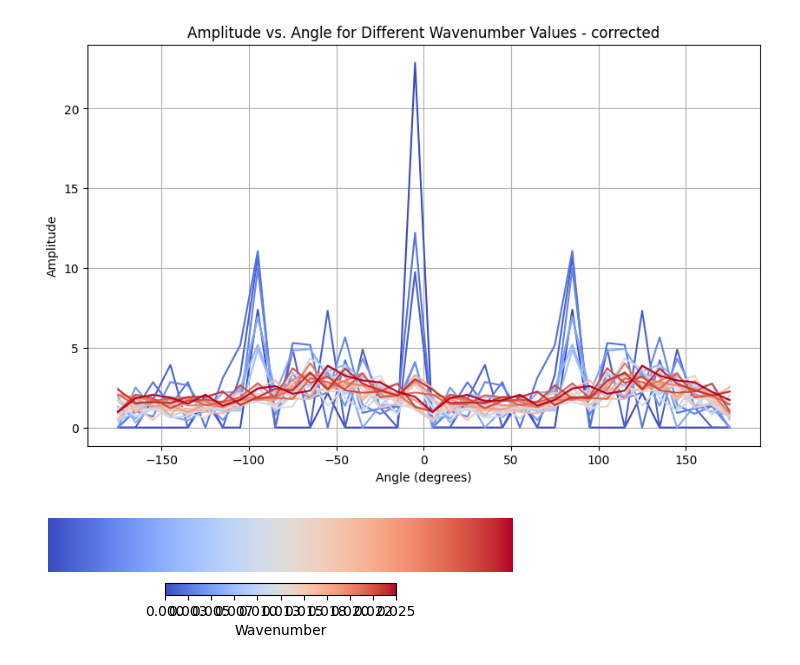
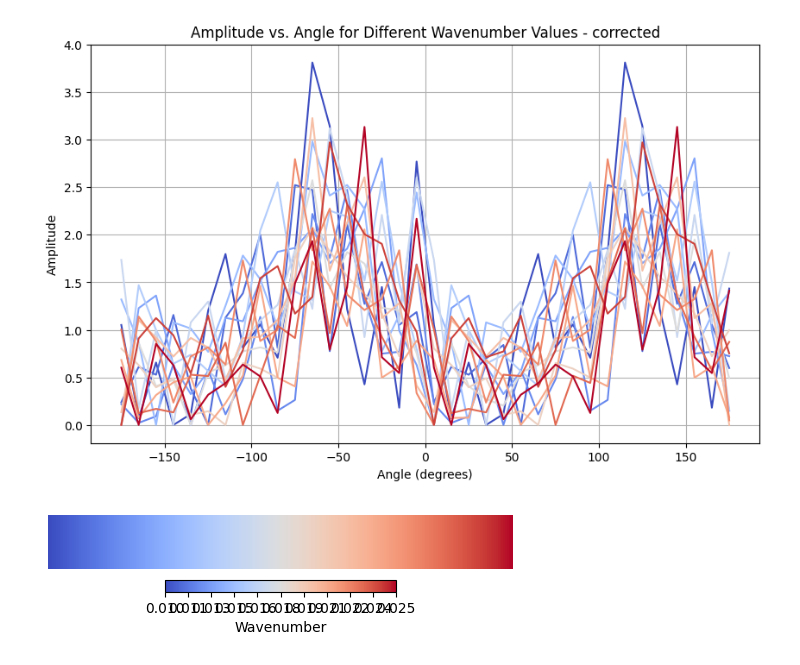
Before and after one commit to shenronUber/Stratocu-Waves-Jr, a Jupyter notebook: Amplitude_Manipulation.ipynb, the cells around one changed output. Drawn from its saved outputs; the diff is of its cells as text; code cells hidden in the pictures.

```diff
--- a/Amplitude_Manipulation.ipynb
+++ b/Amplitude_Manipulation.ipynb
@@ -56,7 +56,7 @@ k, l = np.meshgrid(k, l)
 k = k/(data_shape[2])
 l = l/(data_shape[1])
 # %%
-kl_cutoff_inf, kl_cutoff_sup = 0, 0.025
+kl_cutoff_inf, kl_cutoff_sup = 0.01, 0.025
 
 radius = np.sqrt(k**2 + l**2)
 theta = np.arctan2(l, k)
@@ -160,44 +161,41 @@ plt.figure(figsize=(10, 6))
 for i, wavenumber in enumerate(wavenumber_values):
     in_k_range = (radius > (wavenumber - wavenumber_step/2)) & (radius < (wavenumber + wavenumber_step/2))
 
-    if np.any(in_k_range):
-        min_amplitude = np.min(amplitude[:, in_k_range], axis=1, keepdims=True)
-        amplitude[:, in_k_range] -= min_amplitude
 
     # Calculate the mean amplitude in each theta bin for the current wavenumber range
     mean_amplitude = np.zeros(num_bins)
     for j in range(num_bins):
         in_bin = (theta >= theta_bins[j]) & (theta < theta_bins[j + 1])
         mean_amplitude[j] = np.mean(amplitude * in_k_range * in_bin)
 
-
+    mean_amplitude = mean_amplitude - np.min(mean_amplitude)
 
     plt.plot(theta_bins[:-1] * 180 / np.pi + 360 / num_bins / 2, mean_amplitude, color=colors[i])
 
 plt.title('Amplitude vs. Angle for Different Wavenumber Values - corrected')
 plt.xlabel('Angle (degrees)')
 plt.ylabel('Amplitude')
 plt.grid(True)
 
 # Create custom color legend
 gradient = np.linspace(0, 1, 256)
 gradient = np.vstack((gradient, gradient))
 
 fig, ax = plt.subplots(figsize=(6, 1))
 ax.imshow(gradient, aspect='auto', cmap=cmap)
 ax.set_axis_off()
 
 ticks = np.linspace(0, 1, 11)
 tick_labels = np.linspace(min_wavenumber, max_wavenumber, 11)
 tick_labels = [f"{tick:.3f}" for tick in tick_labels]
 
 cbar = fig.colorbar(plt.cm.ScalarMappable(cmap=cmap), ax=ax, orientation='horizontal', ticks=ticks)
 cbar.ax.set_xticklabels(tick_labels)
 cbar.set_label('Wavenumber')
 
 plt.show()
 # %% [output]
-[figure, old version]
+[figure, new version]
 [figure]
 # %%
 # Reconstruct FFT data with corrected amplitude and original phase
```
Also changed, not shown: parts of 3 cells of this notebook, 4 other files.
